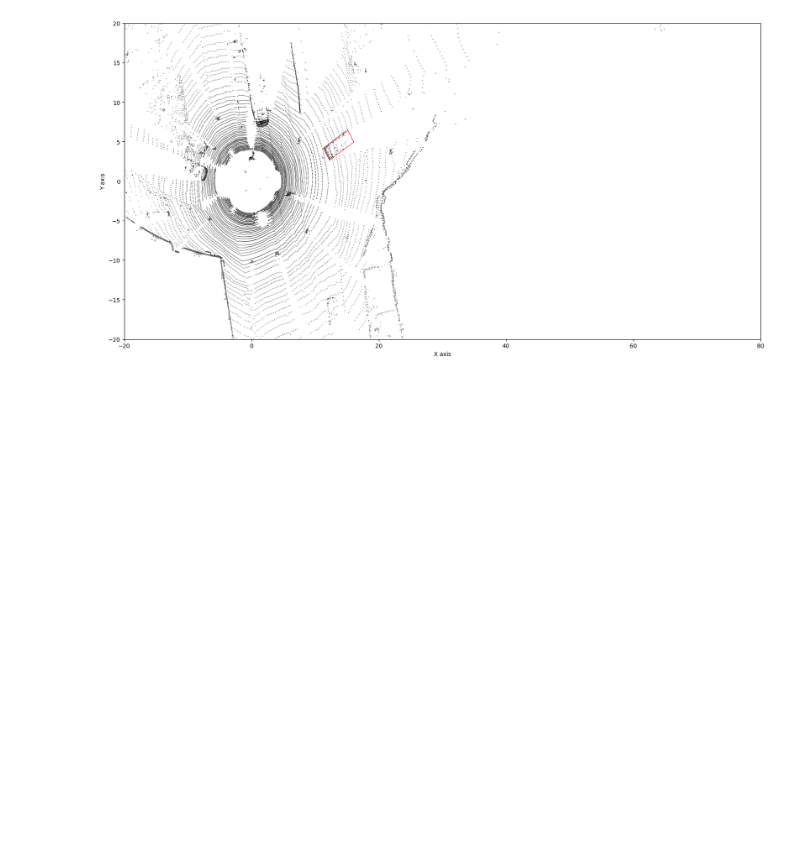
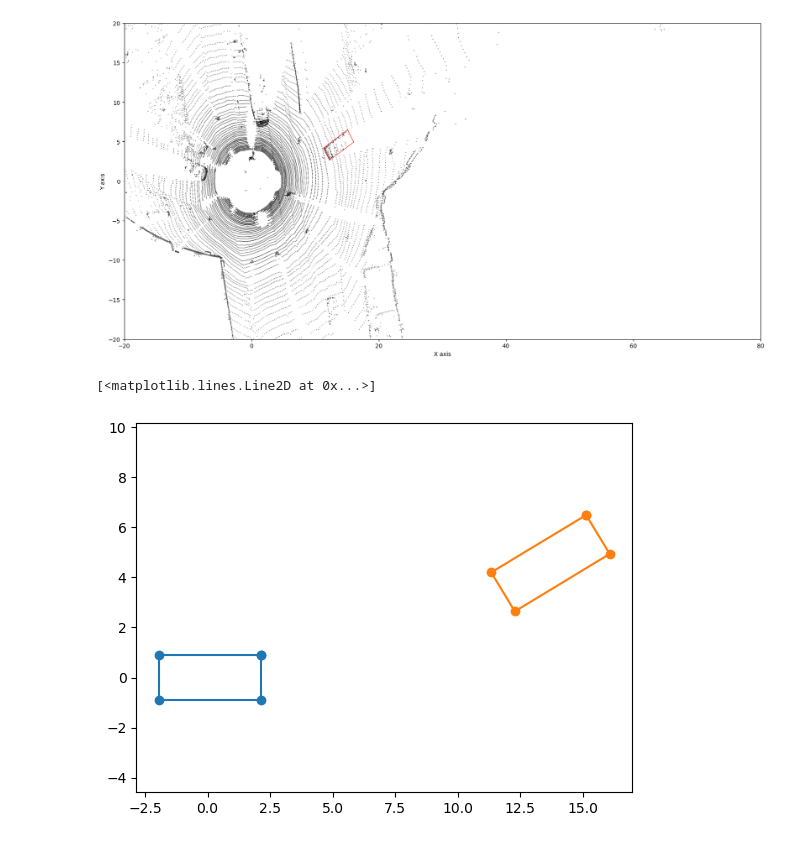
Before and after one commit to juanwu4g/kitti_vis, a Jupyter notebook: catkin_ws/src/plot3d.ipynb, the cells around one changed output. Drawn from its saved outputs; the diff is of its cells as text; code cells hidden in the pictures; blank space fills up the shorter version.

```diff
--- a/catkin_ws/src/plot3d.ipynb
+++ b/catkin_ws/src/plot3d.ipynb
@@ -140,3 +140,16 @@ draw_point_cloud(ax, points[::5], axes=[0, 1])
 draw_box(ax, corners_3d_velo, axes = [0, 1], color = 'r')
 # %% [output]
 [figure]
+# %%
+'''
+Calculate the distance between ego car and other cars
+'''
+# ego car dimensions from official KITTI doc
+ego_car = np.array([[2.15, 0.9, -1.73], [2.15, -0.9, -1.73], [-1.95, -0.9, -1.73], [-1.95, 0.9, -1.73],
+                    [2.15, 0.9, -0.23], [2.15, -0.9, -0.23], [-1.95, -0.9, -0.23], [-1.95, 0.9, -0.23]])
+plt.axes().set_aspect('equal', 'datalim')
+plt.plot(ego_car[:5, 0], ego_car[:5, 1], '-o')
+plt.plot(corners_3d_velo.T[:5, 0], corners_3d_velo.T[:5, 1], '-o')
+# %% [output]
+[<matplotlib.lines.Line2D at 0x...>]
+[figure, added]
```
Also changed, not shown: parts of 8 cells of this notebook, 7 other files.
